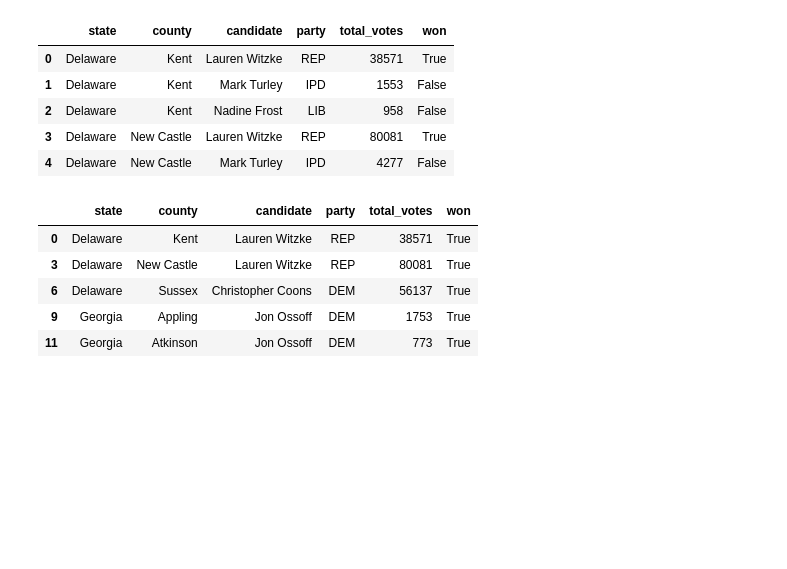
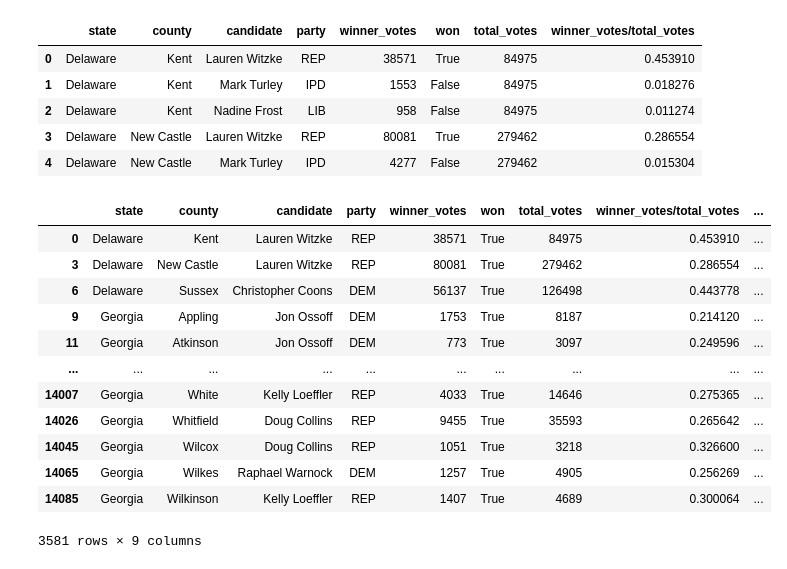
Before and after one commit to AllysonCui/ECO225, a Jupyter notebook: Code/Project 1/scc_majoritarian.ipynb, the cells around one changed output. Saved outputs shown, nothing was run; the diff lists cells and outputs as text; code cells hidden in the pictures; blank space fills up the shorter version.

```diff
--- a/Code/Project 1/scc_majoritarian.ipynb
+++ b/Code/Project 1/scc_majoritarian.ipynb
@@ -13,30 +14,46 @@ pd.set_option('display.max_columns', None)
 # %%
-#add a column named 'won'
+#change column 'total_votes' to 'votes', add columns named 'won' 'total_votes' and 'votes/total_votes'
+df1 = df.copy()
 result = [False]*14125
 county = df_sc['county']
+current_votes = df_sc['current_votes']
+total_votes = []
 i = 0
-for index, row in df.iterrows():
+for index, row in df1.iterrows():
     if row['county'] == county.iloc[i] and i < 3581:
         result[index] = True
         i += 1
-df['won'] = result
-df['county'] = df['county'].str.replace(' County', '')
-df.head()
+    total_votes.append(current_votes.iloc[i-1])
+df1['won'] = result
+df1['county'] = df1['county'].str.replace(' County', '')
+df1.rename(columns={"total_votes": "winner_votes"}, inplace=True)
+df1['total_votes'] = total_votes
+df1['winner_votes/total_votes'] = df1['winner_votes'] / df1['total_votes']
+df1.head()
 # %% [output]
-|  | state | county | candidate | party | total_votes | won |
-| 0 | Delaware | Kent | Lauren Witzke | REP | 38571 | True |
-| 1 | Delaware | Kent | Mark Turley | IPD | 1553 | False |
-| 2 | Delaware | Kent | Nadine Frost | LIB | 958 | False |
-| 3 | Delaware | New Castle | Lauren Witzke | REP | 80081 | True |
-| 4 | Delaware | New Castle | Mark Turley | IPD | 4277 | False |
+|  | state | county | candidate | party | winner_votes | won | total_votes | winner_votes/total_votes |
+| 0 | Delaware | Kent | Lauren Witzke | REP | 38571 | True | 84975 | 0.453910 |
+| 1 | Delaware | Kent | Mark Turley | IPD | 1553 | False | 84975 | 0.018276 |
+| 2 | Delaware | Kent | Nadine Frost | LIB | 958 | False | 84975 | 0.011274 |
+| 3 | Delaware | New Castle | Lauren Witzke | REP | 80081 | True | 279462 | 0.286554 |
+| 4 | Delaware | New Castle | Mark Turley | IPD | 4277 | False | 279462 | 0.015304 |
 # %%
-df.drop(df[df['won'] == False].index, inplace = True)
-df.head()
+df_winner = df1.copy()
+df_winner.drop(df1[df1['won'] == False].index, inplace = True)
+df_winner['REP_won'] = df_winner['party'] == 'REP'
+df_winner.head()
 # %% [output]
-|  | state | county | candidate | party | total_votes | won |
-| 0 | Delaware | Kent | Lauren Witzke | REP | 38571 | True |
-| 3 | Delaware | New Castle | Lauren Witzke | REP | 80081 | True |
-| 6 | Delaware | Sussex | Christopher Coons | DEM | 56137 | True |
-| 9 | Georgia | Appling | Jon Ossoff | DEM | 1753 | True |
-| 11 | Georgia | Atkinson | Jon Ossoff | DEM | 773 | True |
+|  | state | county | candidate | party | winner_votes | won | total_votes | winner_votes/total_votes | ... |
+| 0 | Delaware | Kent | Lauren Witzke | REP | 38571 | True | 84975 | 0.453910 | ... |
+| 3 | Delaware | New Castle | Lauren Witzke | REP | 80081 | True | 279462 | 0.286554 | ... |
+| 6 | Delaware | Sussex | Christopher Coons | DEM | 56137 | True | 126498 | 0.443778 | ... |
+| 9 | Georgia | Appling | Jon Ossoff | DEM | 1753 | True | 8187 | 0.214120 | ... |
+| 11 | Georgia | Atkinson | Jon Ossoff | DEM | 773 | True | 3097 | 0.249596 | ... |
+| ... | ... | ... | ... | ... | ... | ... | ... | ... | ... |
+| 14007 | Georgia | White | Kelly Loeffler | REP | 4033 | True | 14646 | 0.275365 | ... |
+| 14026 | Georgia | Whitfield | Doug Collins | REP | 9455 | True | 35593 | 0.265642 | ... |
+| 14045 | Georgia | Wilcox | Doug Collins | REP | 1051 | True | 3218 | 0.326600 | ... |
+| 14065 | Georgia | Wilkes | Raphael Warnock | DEM | 1257 | True | 4905 | 0.256269 | ... |
+| 14085 | Georgia | Wilkinson | Kelly Loeffler | REP | 1407 | True | 4689 | 0.300064 | ... |
+3581 rows × 9 columns
 # %%
```
Also changed, not shown: parts of 3 cells of this notebook, 2 other files.
